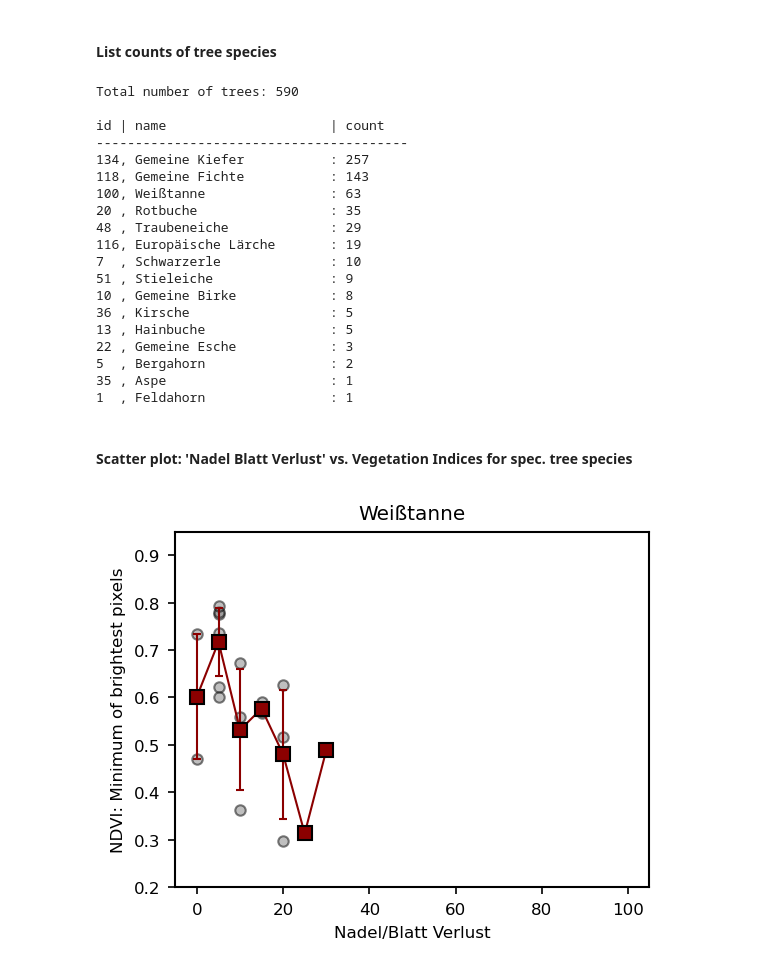
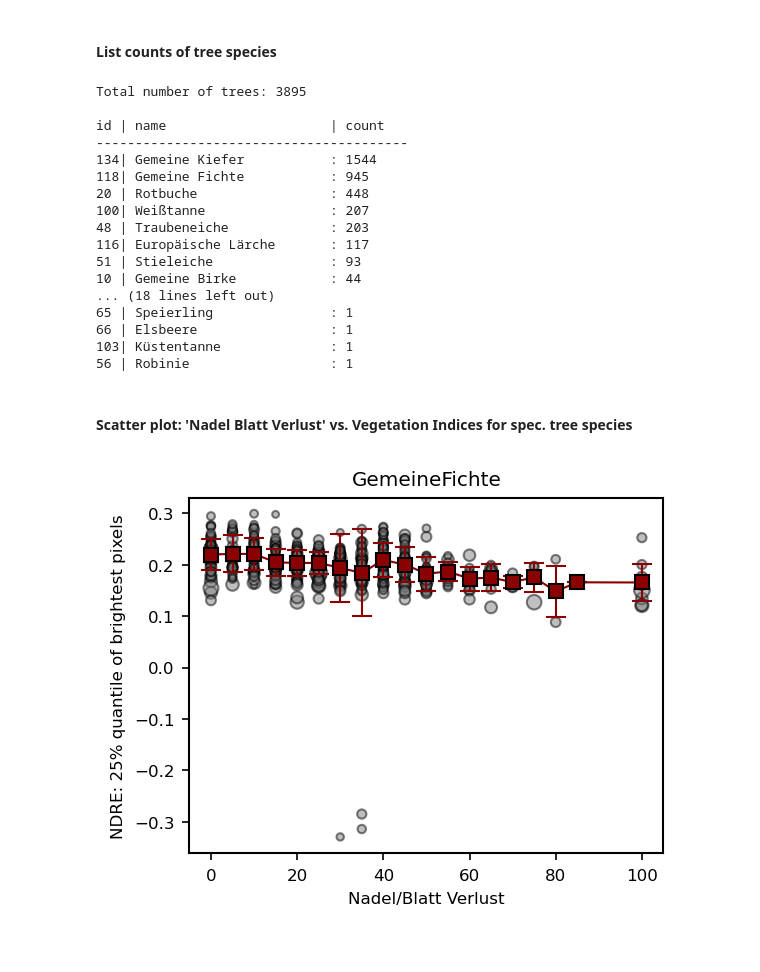
Before and after one commit to FlorianStehr/findatree, a Jupyter notebook: scripts/compare/features_terrestrial_vs_photometric.ipynb, the cells around one changed output. Drawn from its saved outputs; the diff is of its cells as text; code cells hidden in the pictures.

```diff
--- a/scripts/compare/features_terrestrial_vs_photometric.ipynb
+++ b/scripts/compare/features_terrestrial_vs_photometric.ipynb
@@ -90,26 +70,11 @@ query_str = 'ba >= 0'
 # query_str = 'ba in [100]' # Select Weißtanne'
 
 ############### Which feature to plot
-# name = ('kkl', 'Kraft Baum Klasse')
-# bins = range(0,6)
-
-# name = ('ba', 'Baumart')
-# bins = 100
-
-# name = ('bk', 'Baumklasse')
-# bins = 100
-
 name = ('perc25_brightest_ndvi', r'NDVI: 25% quantile of brightest pixels')
 bins = 50
 
-# name = ('perc75_brightest_ndvi', r'NDVI: 75% quantile of brightest pixels')
-# bins = 50
-
-# name = ('median_brightest_ndvi', r'NDVI: Median of brightest pixels')
-# bins = 50
-
 ############### Plot histogram
-f = plt.figure(figsize= [6, 4])
+f = plt.figure()
 ax = f.add_subplot(111)
 _ = ax.hist(
     df.query(query_str)[name[0]],
@@ -140,27 +105,25 @@ print()
 print(f"{'id':<3}| {'name':<25}| {'count'}")
 print('-'*40)
 for id, count in zip(ids, counts):
-    print(f"{id:<3}, {mapper[id]:<25}: {count}")
+    print(f"{id:<3}| {mapper[id]:<25}: {count}")
 # %% [output]
-Total number of trees: 590
+Total number of trees: 3895
 
 id | name                     | count
 ----------------------------------------
-134, Gemeine Kiefer           : 257
-118, Gemeine Fichte           : 143
-100, Weißtanne                : 63
-20 , Rotbuche                 : 35
-48 , Traubeneiche             : 29
-116, Europäische Lärche       : 19
-7  , Schwarzerle              : 10
-51 , Stieleiche               : 9
-10 , Gemeine Birke            : 8
-36 , Kirsche                  : 5
-13 , Hainbuche                : 5
-22 , Gemeine Esche            : 3
-5  , Bergahorn                : 2
-35 , Aspe                     : 1
-1  , Feldahorn                : 1
+134| Gemeine Kiefer           : 1544
+118| Gemeine Fichte           : 945
+20 | Rotbuche                 : 448
+100| Weißtanne                : 207
+48 | Traubeneiche             : 203
+116| Europäische Lärche       : 117
+51 | Stieleiche               : 93
+10 | Gemeine Birke            : 44
+... (18 lines left out)
+65 | Speierling               : 1
+66 | Elsbeere                 : 1
+103| Küstentanne              : 1
+56 | Robinie                  : 1
 # %% [markdown]
 #### Scatter plot: 'Nadel Blatt Verlust' vs. Vegetation Indices for spec. tree species
 # %%
@@ -170,25 +133,30 @@ mapper = descriptions.species_id_to_name()
 ############### Define a query string to filter all features
 query_str = 'ba >= 0' # Select all tree species
 
-ba_ids = [134] # Select 'Gemeine Kiefer'
+# ba_ids = [134] # Select 'Gemeine Kiefer'
 ba_ids = [118] # Select 'Gemeine Fichte'
-ba_ids = [100] # Select 'Weißtanne'
+# ba_ids = [20] # Select 'Rotbuche'
+# ba_ids = [100] # Select 'Weißtanne'
+
 
 query_str = 'ba in @ba_ids' # Query for tree species
-# query_str += ' and min_brightest_light > 2e-2' # Select all with min value of brightest px above fixed threshold
+query_str += ' and min_brightest_light > 1e-2' # Select all with min value of brightest px above fixed threshold
 query_str += ' and kkl in [1,2]'
 
 ############### Which feature to plot
 name_x = ('nbv', r'Nadel/Blatt Verlust')
+# name_x = ('sst', r'Schadstufe')
 
-# name_y = ('perc25_ndvi', r'NDVI: 25% quantile of all pixels')
+# name_y = ('median_ndvi', r'NDVI: Median of all pixels')
 # name_y = ('perc25_brightest_ndvi', r'NDVI: 25% quantile of brightest pixels')
 # name_y = ('perc25_brightest_ndvire', r'NDVIRE: 25% quantile of brightest pixels')
+name_y = ('perc25_brightest_ndre', r'NDRE: 25% quantile of brightest pixels')
 
 ############### Some plotting specs
-xlim = [-5,105]
+xlim = [-5, 105] # For nbv
+# xlim = [-.2, 4.2] # For sst
 ylim = [0.2, 0.95] # For NDVI and NDVIRE
-# ylim = [0., 0.4] # For NDRE
+ylim = [0., 0.4] # For NDRE
 
 title_str = ''
 for id in ba_ids: title_str += mapper[id].replace(' ', '') + '-'
@@ -200,6 +168,7 @@ save_name = title_str + '__' + name_y[0] + '.pdf'
 ############### Plot histogram
 x = np.array(df.query(query_str).loc[:, name_x[0]])
 y = np.array(df.query(query_str).loc[:, name_y[0]])
+s = np.array(df.query(query_str).loc[:, 'min_brightest_light']) * 1000
 
 f = plt.figure(figsize= [4, 3])
 ax = f.add_subplot(111)
@@ -208,34 +177,38 @@ ax = f.add_subplot(111)
 _ = ax.scatter(
     x,
     y,
+    s=s,
     fc='grey',
     ec='k',
     alpha=0.5,
     )
 
 # Errorbar plot for uniqe x values and respective y means
 x_unique = np.unique(x)
 y_unique = np.array([np.nanmean(y[np.where(x == xu)[0]]) for xu in x_unique])
 y_unique_err = np.array([np.nanstd(y[np.where(x == xu)[0]]) for xu in x_unique])
 
 _ = ax.errorbar(
     x_unique,
     y_unique,
     y_unique_err,
     fmt='-s',
     ms=7,
     color='darkred',
     mec='k',
     mfc='darkred',
+    capsize=5,
     )
 
 
 ax.set_title(title_str)
 _ = ax.set_xlabel(name_x[1])
 _ = ax.set_ylabel(name_y[1])
 _ = ax.set_xlim(xlim)
-_ = ax.set_ylim(ylim)
+# _ = ax.set_ylim(ylim)
 
-plt.savefig(os.path.join(save_dir, save_name), transparent=True)
+# plt.savefig(os.path.join(save_dir, save_name), transparent=True)
+
+# df.query('nbv > 75 and perc25_brightest_ndvi > 0.8 and ba == 118')[['tnr', 'id', 'nbv', 'perc25_brightest_ndvi']]
 # %% [output]
-[figure, old version]
+[figure, new version]
```
Also changed, not shown: parts of 11 cells of this notebook, 7 other files.
